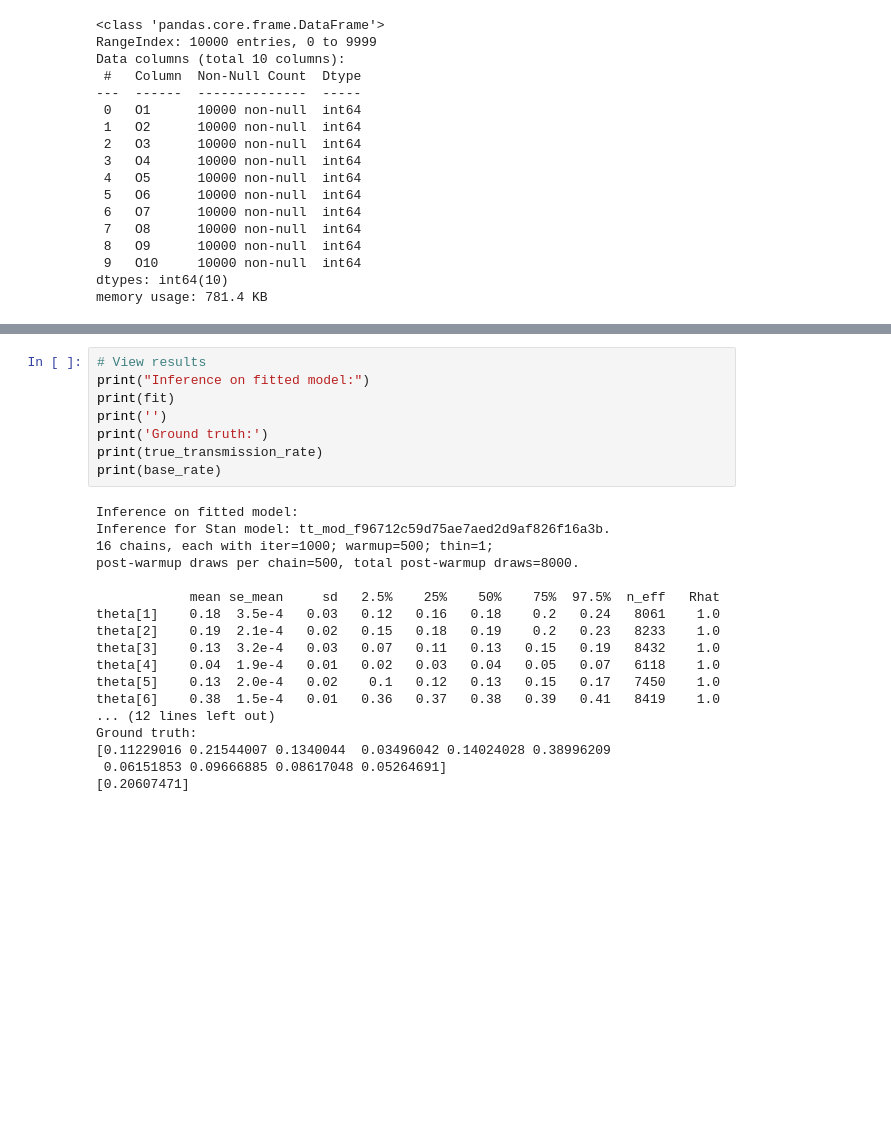
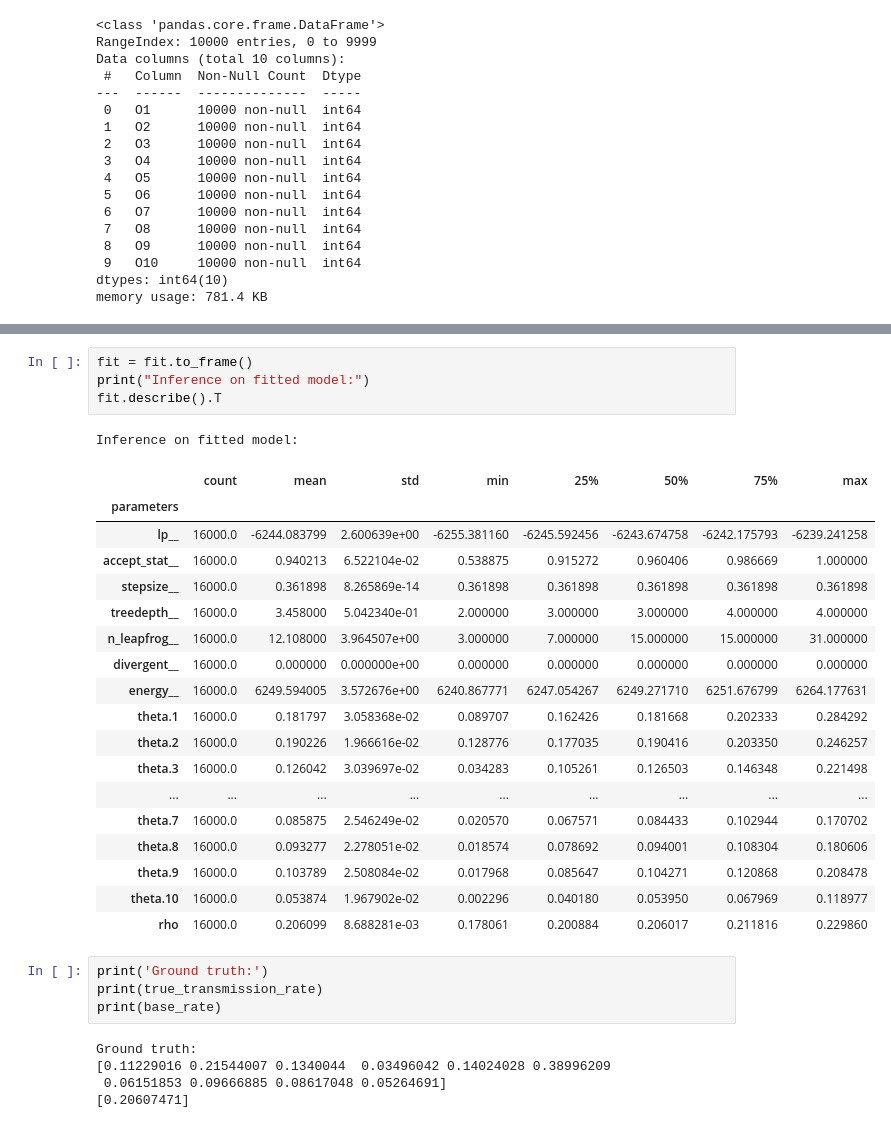
Before and after one commit to THargreaves/reinventing-test-and-trace, a Jupyter notebook: python/single-level-models/base_model.ipynb, the cells around one changed output, grey strips where cells are left out. Saved outputs shown, nothing was run; the diff lists cells and outputs as text; blank space fills up the shorter version.

```diff
--- a/python/single-level-models/base_model.ipynb
+++ b/python/single-level-models/base_model.ipynb
@@ -137,25 +155,32 @@ arviz.plot_trace(fit, figsize=(8, 6));
+# %%
+fit = fit.to_frame()
+print("Inference on fitted model:")
+fit.describe().T
+# %% [output]
+Inference on fitted model:
+|  | count | mean | std | min | 25% | 50% | 75% | max |
+| parameters |  |  |  |  |  |  |  |  |
+| lp__ | 16000.0 | -6244.083799 | 2.600639e+00 | -6255.381160 | -6245.592456 | -6243.674758 | -6242.175793 | -6239.241258 |
+| accept_stat__ | 16000.0 | 0.940213 | 6.522104e-02 | 0.538875 | 0.915272 | 0.960406 | 0.986669 | 1.000000 |
+| stepsize__ | 16000.0 | 0.361898 | 8.265869e-14 | 0.361898 | 0.361898 | 0.361898 | 0.361898 | 0.361898 |
+| treedepth__ | 16000.0 | 3.458000 | 5.042340e-01 | 2.000000 | 3.000000 | 3.000000 | 4.000000 | 4.000000 |
+| n_leapfrog__ | 16000.0 | 12.108000 | 3.964507e+00 | 3.000000 | 7.000000 | 15.000000 | 15.000000 | 31.000000 |
+| divergent__ | 16000.0 | 0.000000 | 0.000000e+00 | 0.000000 | 0.000000 | 0.000000 | 0.000000 | 0.000000 |
+| energy__ | 16000.0 | 6249.594005 | 3.572676e+00 | 6240.867771 | 6247.054267 | 6249.271710 | 6251.676799 | 6264.177631 |
+| theta.1 | 16000.0 | 0.181797 | 3.058368e-02 | 0.089707 | 0.162426 | 0.181668 | 0.202333 | 0.284292 |
+| theta.2 | 16000.0 | 0.190226 | 1.966616e-02 | 0.128776 | 0.177035 | 0.190416 | 0.203350 | 0.246257 |
+| theta.3 | 16000.0 | 0.126042 | 3.039697e-02 | 0.034283 | 0.105261 | 0.126503 | 0.146348 | 0.221498 |
+| ... | ... | ... | ... | ... | ... | ... | ... | ... |
+| theta.7 | 16000.0 | 0.085875 | 2.546249e-02 | 0.020570 | 0.067571 | 0.084433 | 0.102944 | 0.170702 |
+| theta.8 | 16000.0 | 0.093277 | 2.278051e-02 | 0.018574 | 0.078692 | 0.094001 | 0.108304 | 0.180606 |
+| theta.9 | 16000.0 | 0.103789 | 2.508084e-02 | 0.017968 | 0.085647 | 0.104271 | 0.120868 | 0.208478 |
+| theta.10 | 16000.0 | 0.053874 | 1.967902e-02 | 0.002296 | 0.040180 | 0.053950 | 0.067969 | 0.118977 |
+| rho | 16000.0 | 0.206099 | 8.688281e-03 | 0.178061 | 0.200884 | 0.206017 | 0.211816 | 0.229860 |
 # %%
-# View results
-print("Inference on fitted model:")
-print(fit)
-print('')
 print('Ground truth:')
 print(true_transmission_rate)
 print(base_rate)
 # %% [output]
-Inference on fitted model:
-Inference for Stan model: tt_mod_f96712c59d75ae7aed2d9af826f16a3b.
-16 chains, each with iter=1000; warmup=500; thin=1;
-post-warmup draws per chain=500, total post-warmup draws=8000.
-
-            mean se_mean     sd   2.5%    25%    50%    75%  97.5%  n_eff   Rhat
-theta[1]    0.18  3.5e-4   0.03   0.12   0.16   0.18    0.2   0.24   8061    1.0
-theta[2]    0.19  2.1e-4   0.02   0.15   0.18   0.19    0.2   0.23   8233    1.0
-theta[3]    0.13  3.2e-4   0.03   0.07   0.11   0.13   0.15   0.19   8432    1.0
-theta[4]    0.04  1.9e-4   0.01   0.02   0.03   0.04   0.05   0.07   6118    1.0
-theta[5]    0.13  2.0e-4   0.02    0.1   0.12   0.13   0.15   0.17   7450    1.0
-theta[6]    0.38  1.5e-4   0.01   0.36   0.37   0.38   0.39   0.41   8419    1.0
-... (12 lines left out)
 Ground truth:
 [0.11229016 0.21544007 0.1340044  0.03496042 0.14024028 0.38996209
  0.06151853 0.09666885 0.08617048 0.05264691]
```
Also changed, not shown: parts of 6 cells of this notebook, 6 other files.
